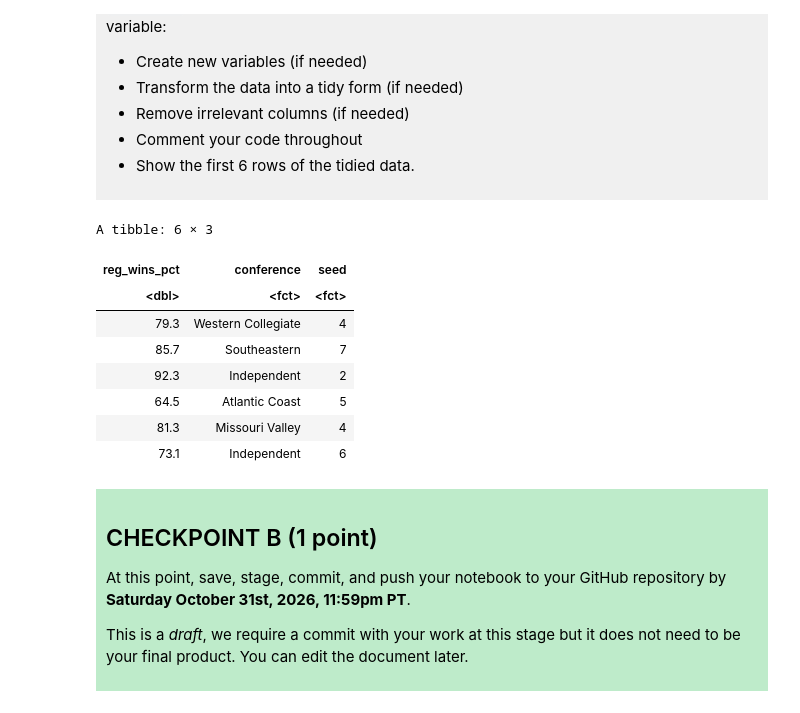
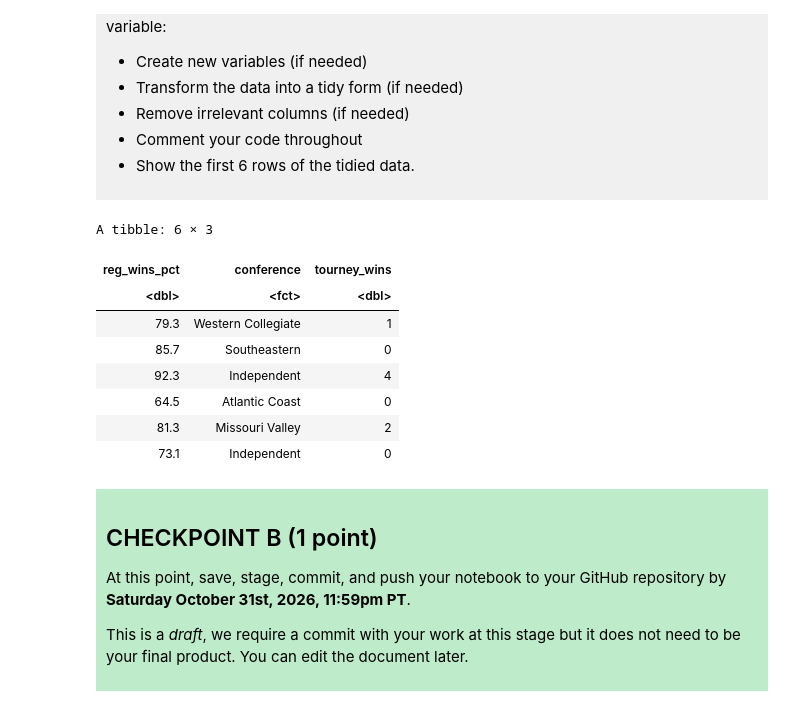
Before and after one commit to rachel-fisher1/dsci-100-project-rachel-fisher, a Jupyter notebook: dsci-100-project-notebook.ipynb, the cells around one changed output. Cells and saved outputs as stored; diff of their text form; code cells hidden in the pictures.

Commit message:
Project Checkpoint C

```diff
--- a/dsci-100-project-notebook.ipynb
+++ b/dsci-100-project-notebook.ipynb
@@ -133,6 +133,6 @@ library(repr)
 library(tidymodels)
 
 url <- "https://raw.githubusercontent.com/diverse-data-hub/diversedata/refs/heads/main/data-clean/womensmarchmadness.csv"
-project_data <- read_csv(url)
-project_data
+raw_data <- read_csv(url)
+raw_data
 # %% [output]
@@ -233,30 +224,30 @@ Produce a tidy data set that could be used to answer your research question usin
 # %%
 data <- project_data |>
 
-#The first thing I will do remove rows with NA values in the regular win percentage, seed, and conference columns.
+#The first thing I will do remove rows with NA values in the regular win percentage, conference, and tournament wins columns.
 filter(!is.na(reg_wins_pct),
         !is.na(conference),
-        !is.na(seed)) |>
+        !is.na(tourney_wins)) |>
 
 #Next, I will select only those 3 columns, as those are the ones needed for my research question.
-select(reg_wins_pct, conference, seed) |>
+select(reg_wins_pct, conference, tourney_wins) |>
 
-#Next, I will make the seed and conference columns behave as categorical variables.
-mutate(seed = as_factor(seed), conference = as_factor(conference)) |>
+#Next, I will make the conference column catagorical.
+mutate(conference = as_factor(conference)) |>
 
 #Finally, I will show the first 6 rows of data.
 head(n=6)
 data
 # %% [output]
 A tibble: 6 × 3
-| reg_wins_pct | conference | seed |
-| <dbl> | <fct> | <fct> |
-| 79.3 | Western Collegiate | 4 |
-| 85.7 | Southeastern | 7 |
-| 92.3 | Independent | 2 |
-| 64.5 | Atlantic Coast | 5 |
-| 81.3 | Missouri Valley | 4 |
-| 73.1 | Independent | 6 |
+| reg_wins_pct | conference | tourney_wins |
+| <dbl> | <fct> | <dbl> |
+| 79.3 | Western Collegiate | 1 |
+| 85.7 | Southeastern | 0 |
+| 92.3 | Independent | 4 |
+| 64.5 | Atlantic Coast | 0 |
+| 81.3 | Missouri Valley | 2 |
+| 73.1 | Independent | 0 |
 # %% [markdown]
 <div style="background-color: #beebca; padding: 10px;">
 
```
Also changed, not shown: parts of 13 cells of this notebook.
